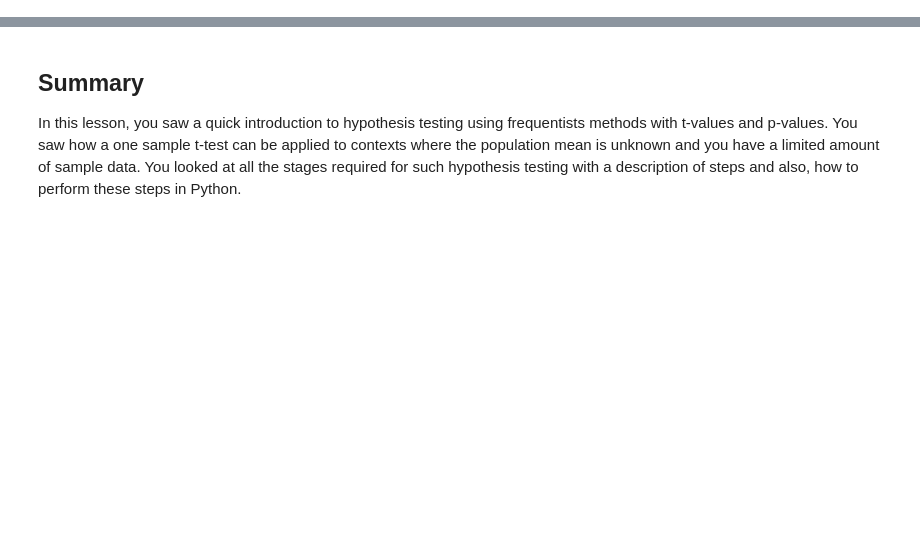
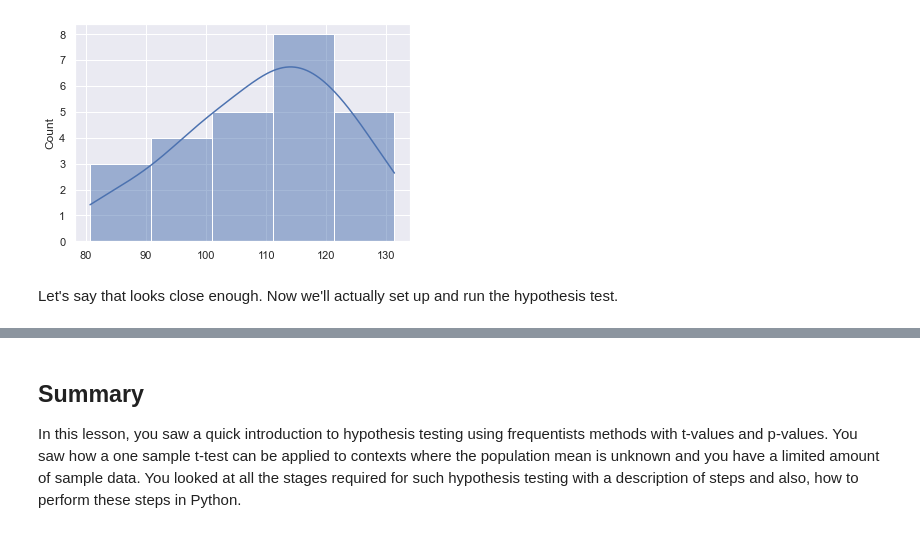
Before and after one commit to learn-co-curriculum/dsc-t-tests, a Jupyter notebook: index.ipynb, the cells around one changed output, grey strips where cells are left out. Saved outputs shown, nothing was run; the diff lists cells and outputs as text; code cells hidden in the pictures; blank space fills up the shorter version.

```diff
--- a/index.ipynb
+++ b/index.ipynb
@@ -142,4 +0,0 @@ Is the sample roughly normally distributed?
-# %%
-sns.set(color_codes=True)
-sns.set(rc={'figure.figsize':(12,10)})
-sns.distplot(sample)
@@ -351,0 +190,7 @@ plt.show()
+# %%
+sns.set(color_codes=True)
+sns.histplot(sample, kde=True, bins=5);
+# %% [output]
+[figure, added]
+# %% [markdown]
+Let's say that looks close enough. Now we'll actually set up and run the hypothesis test.
```
Also changed, not shown: parts of 64 cells of this notebook, 13 other files.
